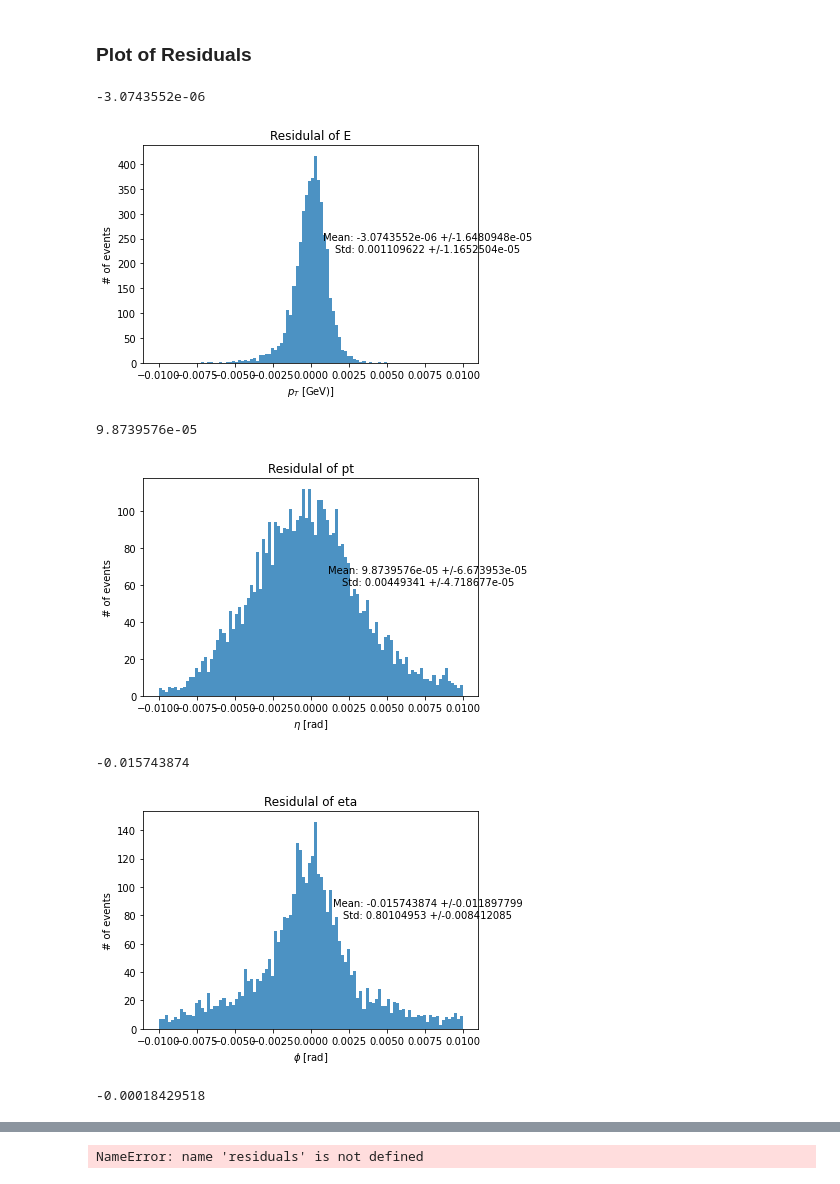
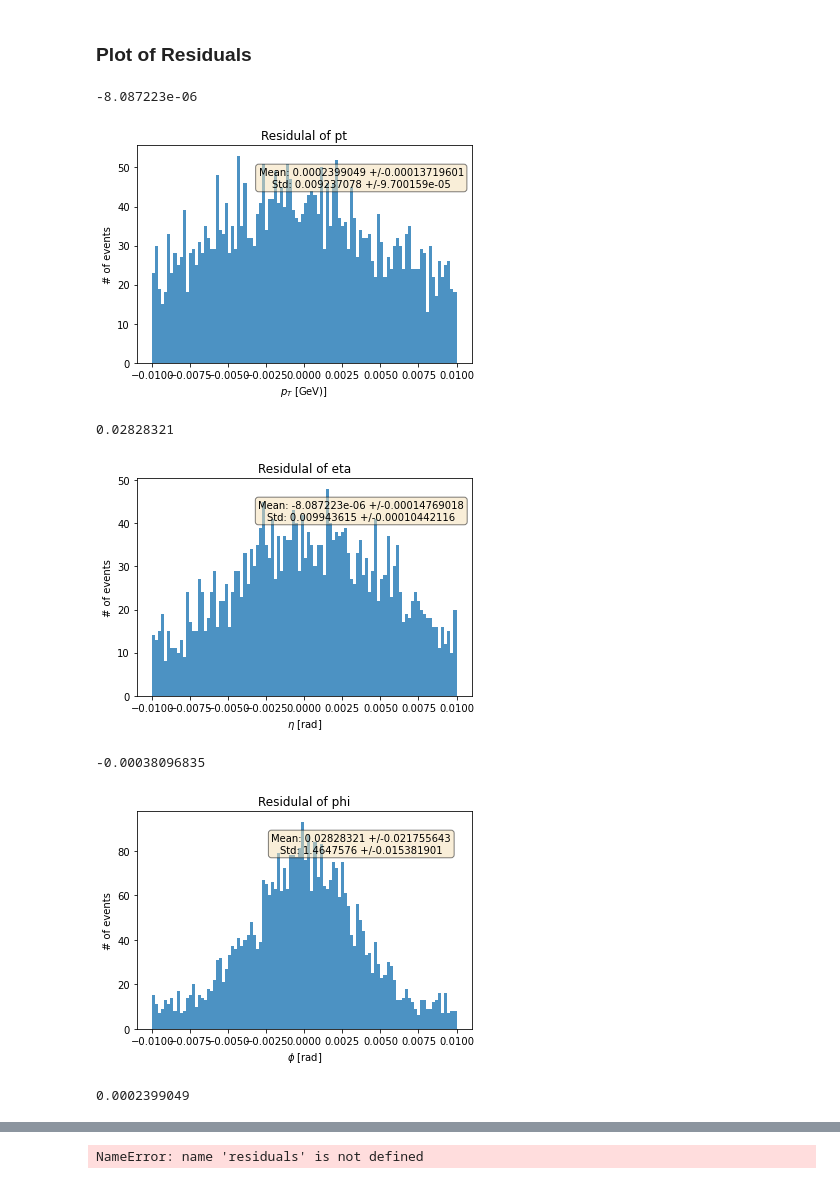
Before and after one commit to jkk2000/AutoEncoder4D, a Jupyter notebook: main.ipynb, the cells around one changed output, grey strips where cells are left out. Drawn from its saved outputs; the diff is of its cells as text; code cells hidden in the pictures.

```diff
--- a/main.ipynb
+++ b/main.ipynb
@@ -193,8 +194,8 @@ It was seen that ELU gives a lower MSE though it had a higher a higher mean and
 # %%
 
-class AE_3D_200_ELU(nn.Module):
+class AE_3D_200_Tanh(nn.Module):
     def __init__(self, n_features=4):
-        super(AE_3D_200_ELU, self).__init__()
+        super(AE_3D_200_Tanh, self).__init__()
         self.en1 = nn.Linear(n_features, 200)
         self.ebn1 = nn.BatchNorm1d(200)
         self.en2 = nn.Linear(200, 100)
@@ -250,7 +251,7 @@ def init_weights(m):
         torch.nn.init.xavier_normal_(m.weight)
         m.bias.data.fill_(0.01)
 
-model = AE_3D_200_ELU()
+model = AE_3D_200_Tanh()
 model.to('cpu')
 #model.apply(init_weights)
 # %% [output]
@@ -333,16 +348,18 @@ from scipy.special import inv_boxcox
 def custom_unnormalize(df):
     df['eta'] = df['eta'] * 5
     df['phi'] = df['phi'] * 3
-#     df['E'] = (10**(df['E']*1.8 - 1))*1000
-#     df['pt'] = (10**(df['pt']*1.2 + 1.3))*1000
+#     df['E'] = 10**(df['E'])*1000
+#     df['pt'] = 10**(df['pt'])*1000
     df['pt'] = inv_boxcox(df['pt']+mean1, maxlog1)
-    df['E'] = inv_boxcox(df['E']+mean2, maxlog2)*10
+    df['E'] = inv_boxcox((df['E']+mean2)*10, maxlog2)
     return df
 # %% [markdown]
 ### Plot of Reconstruted input vs Orignal Input
 
 Output of the model on the test data is obtained and then it is unnormalised.
 # %%
+from sklearn.metrics import r2_score
+
 plt.close('all')
 unit_list = ['[GeV]', '[rad]', '[rad]', '[GeV]']
 variable_list = [r'$p_T$', r'$\eta$', r'$\phi$', r'$E$']
@@ -352,7 +369,7 @@ markers = ['*', 's']
 
 model.to('cpu')
 
-save = False # Option to save figure
+save = True # Option to save figure
 
 # Histograms
 idxs = (0, len(test))  # Choose events to compare
@@ -372,6 +389,7 @@ alph = 0.8
 n_bins = 200
 for kk in np.arange(4):
     plt.figure()
+    print("R2 of ", test.columns[kk], r2_score(unnormalized_data_df[test.columns[kk]], unnormalized_pred_df[test.columns[kk]]))
     n_hist_data, bin_edges, _ = plt.hist(unnormalized_data_df[test.columns[kk]], color=colors[1], label='Input', alpha=1, bins=n_bins)
     n_hist_pred, _, _ = plt.hist(unnormalized_pred_df[test.columns[kk]], color=colors[0], label='Output', alpha=alph, bins=bin_edges)
     plt.suptitle(test.columns[kk])
@@ -380,6 +398,6 @@ for kk in np.arange(4):
     # ms.sciy()
     plt.yscale('log')
     if save:
-        plt.savefig(os.path.join(save_dir,test.columns[kk]+'___seluNoInit.png'))
+        plt.savefig(os.path.join(save_dir,test.columns[kk]+'__NormalisedData_TanhNoInit.png'))
     plt.legend()
 # %% [output]
@@ -392,41 +414,43 @@ for kk in np.arange(4):
 # %%
 from scipy import stats
 
 def find_diff(pred, data):
     diff = (pred-data)
     for i in test.columns:
         diff[i] = diff[i]/data[i]
     return diff
 
 diff = find_diff(unnormalized_pred_df, unnormalized_data_df)
 mean = diff.mean()
 mean_diff = stats.sem(diff)
 std = diff.std()
 std_error = diff.std(ddof=0) / np.sqrt(2*len(diff))
 
 unit_list = ['[GeV)]', '[rad]', '[rad]', '[GeV]']
 variable_list = [r'$p_T$', r'$\eta$', r'$\phi$', r'$E$']
 
-branches=["E","pt","eta","phi"]
+branches=["pt","eta","phi","E"]
 
 n_bins = 100
+
+props = dict(boxstyle='round', facecolor='wheat', alpha=0.5)
 
 for kk in range(0,4):
     _, ax = plt.subplots()
     print(mean[branches[kk]])
     n_hist_data, bin_edges, _ = plt.hist(diff[branches[kk]], label='Input', alpha=0.8, bins=100, range=(-0.01, 0.01))
     plt.xlabel(xlabel=variable_list[kk] + ' ' + unit_list[kk])
     plt.ylabel('# of events')
     plt.title('Residulal of '+ branches[kk])
-    ax.text(0.85, 0.55, "Mean: "+str(mean[kk])+" +/-"+str(mean_diff[kk])+"\nStd: "+str(std[kk]) + " +/-"+str(std_error[kk]), horizontalalignment='center',
-      verticalalignment='center', transform=ax.transAxes)
-    #plt.savefig(os.path.join(save_dir,"Resuidal of "+branches[kk]+"___seluNoInit.png"))
+    ax.text(0.67, 0.85, "Mean: "+str(mean[kk])+" +/-"+str(mean_diff[kk])+"\nStd: "+str(std[kk]) + " +/-"+str(std_error[kk]), horizontalalignment='center',
+      verticalalignment='center', transform=ax.transAxes, bbox=props)
+    plt.savefig(os.path.join(save_dir,"Resuidal of "+branches[kk]+'__NormalisedData_TanhNoInit.png'))
     plt.show()
 # %% [output]
--3.0743552e-06
+-8.087223e-06
-[figure, old version]
+[figure, new version]
-9.8739576e-05
+0.02828321
-[figure, old version]
+[figure, new version]
--0.015743874
+-0.00038096835
-[figure, old version]
+[figure, new version]
--0.00018429518
+0.0002399049
```
Also changed, not shown: parts of 15 cells of this notebook, 36 other files.
